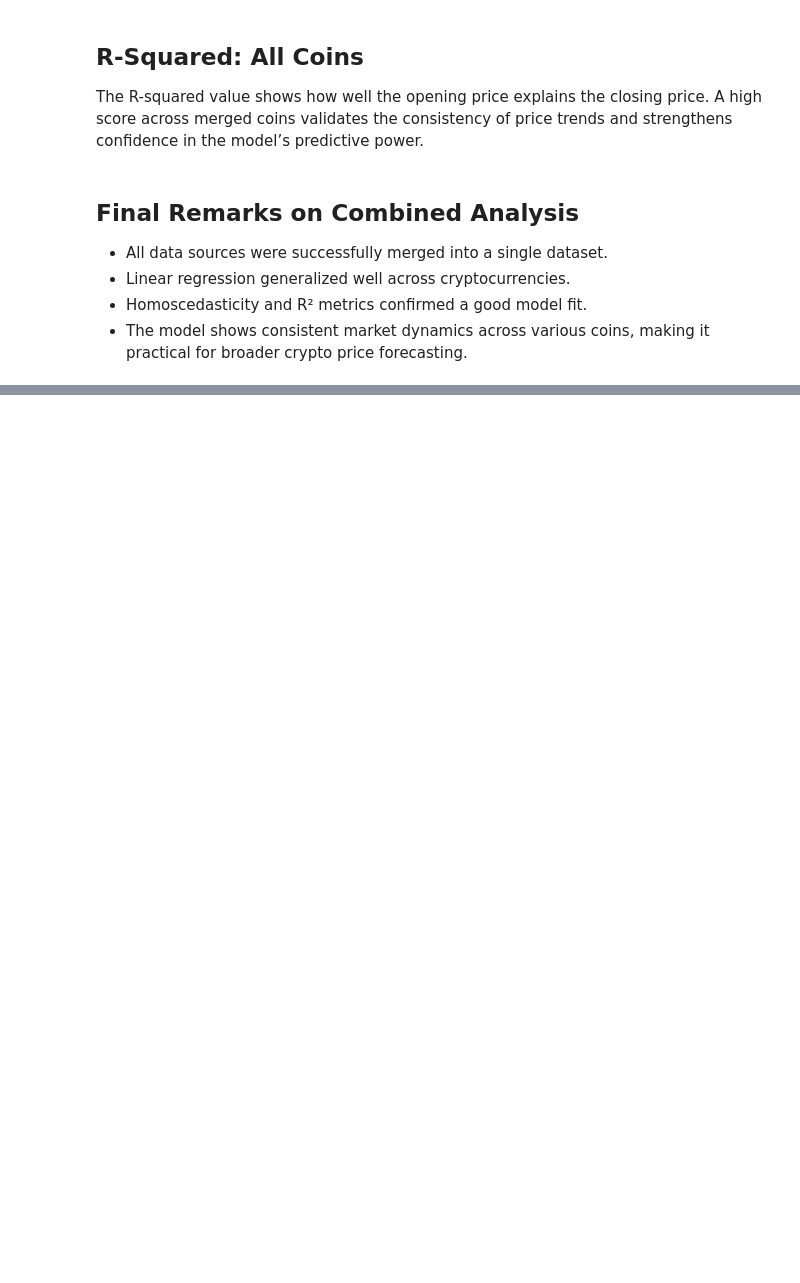
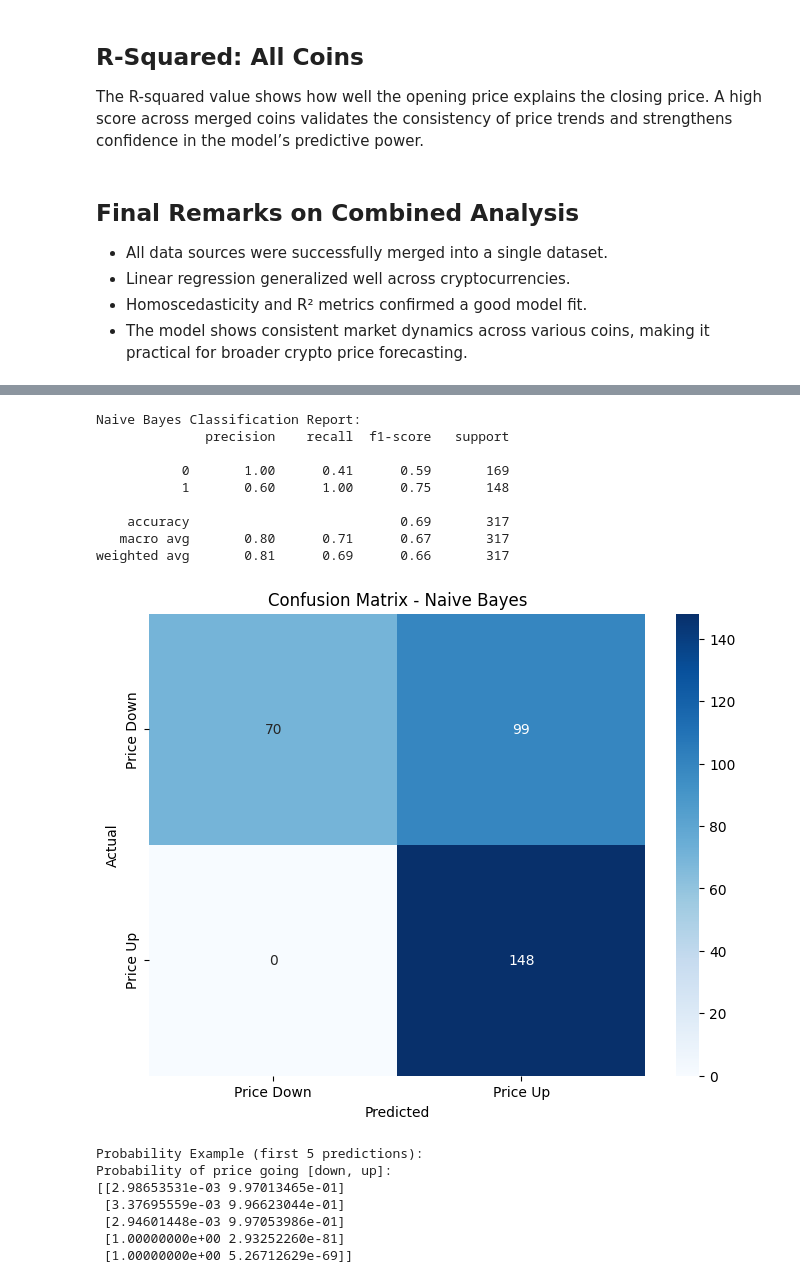
Before and after one commit to Eris-Leksi/-TRUMP-sentiment-analysis, a Jupyter notebook: script.ipynb, the cells around one changed output, grey strips where cells are left out. Cells and saved outputs as stored; diff of their text form; code cells hidden in the pictures; blank space fills up the shorter version.

```diff
--- a/script.ipynb
+++ b/script.ipynb
@@ -1054,0 +1327,79 @@ The R-squared value shows how well the opening price explains the closing price.
+# %%
+from sklearn.naive_bayes import GaussianNB
+from sklearn.preprocessing import StandardScaler
+from sklearn.metrics import classification_report, confusion_matrix
+import seaborn as sns
+import matplotlib.pyplot as plt
+from sklearn.model_selection import train_test_split
+import pandas as pd
+
+# Prepare the data
+numeric_features = merged_df.select_dtypes(include=['float64']).columns
+X = merged_df[numeric_features]
+
+# Create binary target (1 if price went up, 0 if it went down)
+merged_df['price_change'] = (merged_df['close'].shift(-1) > merged_df['close']).astype(int)
+y = merged_df['price_change']
+
+# Remove last row from both X and y to keep them aligned
+X = X.iloc[:-1]
+y = y.iloc[:-1]
+
+# Drop rows with NaN values in X or y
+X = pd.DataFrame(X).dropna()
+y = y.loc[X.index]
+
+# Scale the features
+scaler = StandardScaler()
+X_scaled = scaler.fit_transform(X)
+
+# Split the data
+X_train, X_test, y_train, y_test = train_test_split(X_scaled, y, test_size=0.2, random_state=42)
+
+# Train Naive Bayes model
+nb_model = GaussianNB()
+nb_model.fit(X_train, y_train)
+
+# Make predictions
+y_pred = nb_model.predict(X_test)
+
+# Get probabilities
+probabilities = nb_model.predict_proba(X_test)
+
+# Print classification report
+print("Naive Bayes Classification Report:")
+print(classification_report(y_test, y_pred))
+
+# Plot confusion matrix
+plt.figure(figsize=(8, 6))
+cm = confusion_matrix(y_test, y_pred)
+sns.heatmap(cm, annot=True, fmt='d', cmap='Blues',
+            xticklabels=['Price Down', 'Price Up'],
+            yticklabels=['Price Down', 'Price Up'])
+plt.title('Confusion Matrix - Naive Bayes')
+plt.xlabel('Predicted')
+plt.ylabel('Actual')
+plt.show()
+
+# Print probability example
+print("\nProbability Example (first 5 predictions):")
+print("Probability of price going [down, up]:")
+print(probabilities[:5])
+# %% [output]
+Naive Bayes Classification Report:
+              precision    recall  f1-score   support
+
+           0       1.00      0.41      0.59       169
+           1       0.60      1.00      0.75       148
+
+    accuracy                           0.69       317
+   macro avg       0.80      0.71      0.67       317
+weighted avg       0.81      0.69      0.66       317
+[figure, added]
+Probability Example (first 5 predictions):
+Probability of price going [down, up]:
+[[2.98653531e-03 9.97013465e-01]
+ [3.37695559e-03 9.96623044e-01]
+ [2.94601448e-03 9.97053986e-01]
+ [1.00000000e+00 2.93252260e-81]
+ [1.00000000e+00 5.26712629e-69]]
```
Also changed, not shown: parts of 47 cells of this notebook.
